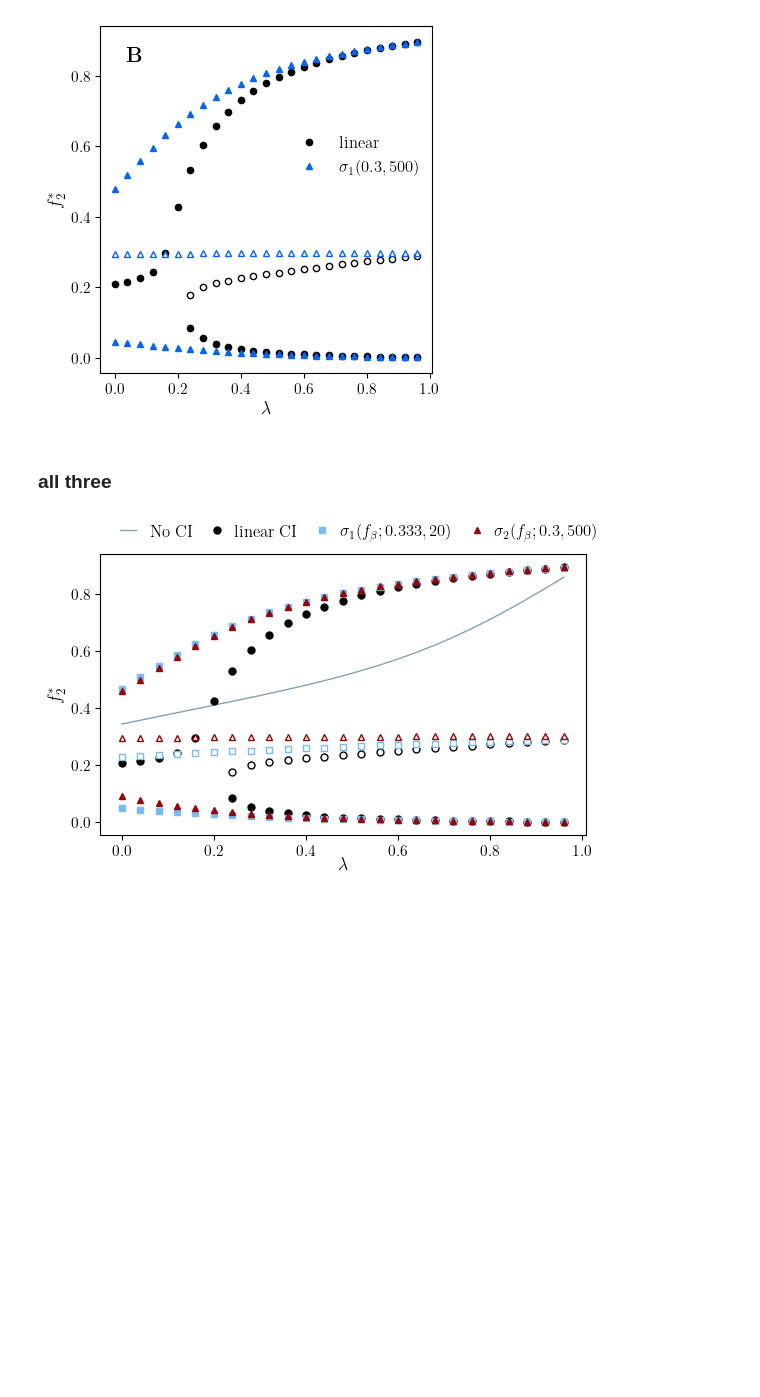
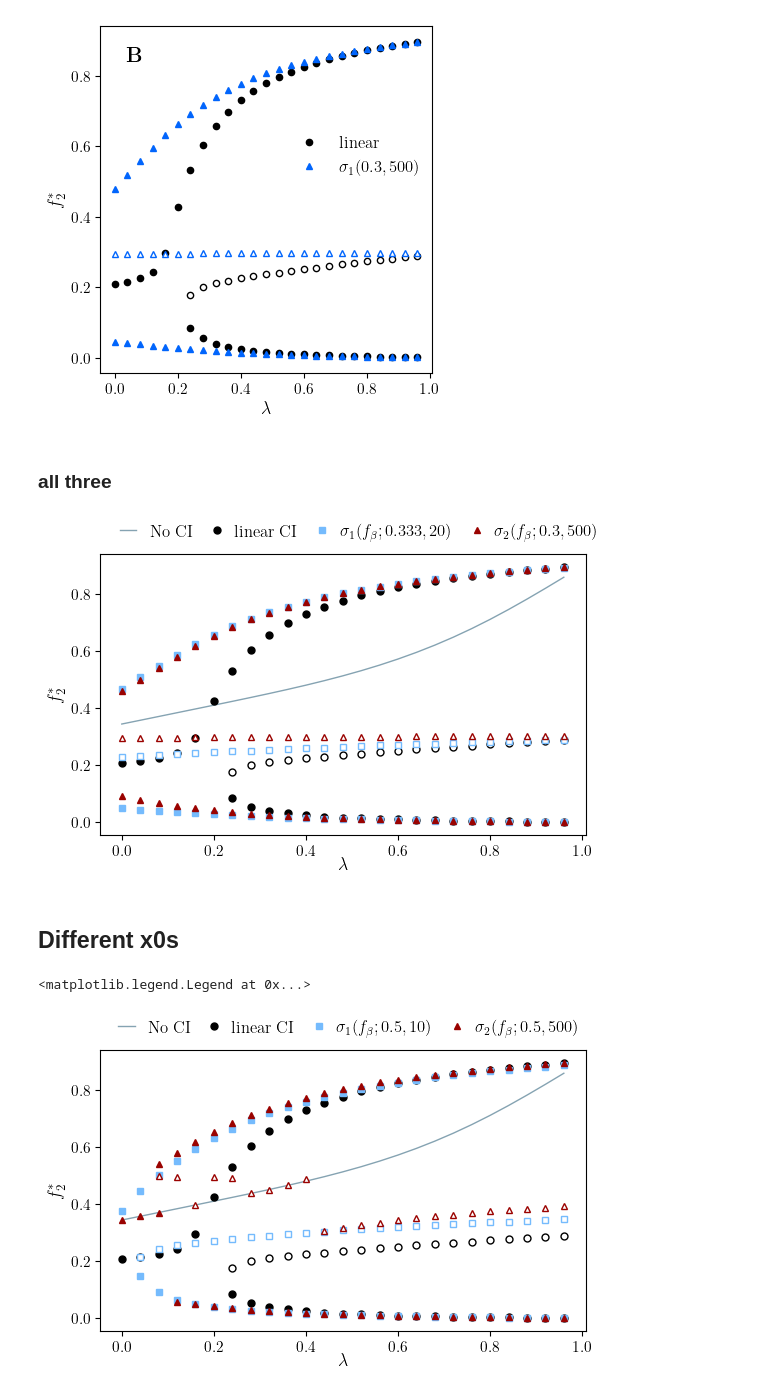
Before and after one commit to dmarchp/TFM_code, a Jupyter notebook: cross_inhibition/plots_for_paper.ipynb, the cells around one changed output. Cells and saved outputs as stored; diff of their text form; code cells hidden in the pictures; blank space fills up the shorter version.

```diff
--- a/cross_inhibition/plots_for_paper.ipynb
+++ b/cross_inhibition/plots_for_paper.ipynb
@@ -202,7 +211,8 @@ pis, qs = [0.1, 0.1], [9.0, 10.0]
 # ci_kwargs = [2, 0.3, 500.0]
 
 # ci_kwargs_list = [(0, ), (1, 0.3, 500.0), (2, 0.3, 10.0)]
-ci_kwargs_list = [(0, ), (1, 0.333, 20.0), (2, 0.3, 500.0)]
+# ci_kwargs_list = [(0, ), (1, 0.333, 20.0), (2, 0.3, 500.0)]
+ci_kwargs_list = [(0,), (1, 0.5, 10.0), (1, 0.5, 500.0), (2, 0.5, 10.0), (2, 0.5, 500.0)]
 sols_cikw = {}
 
 for ci_kwargs in ci_kwargs_list:
@@ -229,12 +239,16 @@ for ci_kwargs in ci_kwargs_list:
         call(f'python model_sols.py -pis {pichainExec} -qs {qchainExec} -l {l} -lci 1.0 -ci_kwargs {ci_kwargs_chainExec} > sols.dat', shell=True)
         colnames = ['f0', 'f1', 'f2', 'method', 'ic'] if ci_kwargs[0] != 0 else ['f0', 'f1', 'f2']
         solsdf = pd.read_csv(f'sols.dat', names=colnames, header=None, sep='\s+')
+        if len(solsdf) > 3:
+            solsdf = solsdf.drop(index=[i for i in range(3,len(solsdf))])
         solsdf = solsdf.sort_values(by=['f2'])
         # print(l, len(solsdf))
         if len(solsdf) == 3:
             iterKeys = enumerate(sols_cikw[ci_kwargs].keys())
         elif len(solsdf) == 1:
             iterKeys = enumerate(['upper', ])
+        if len(solsdf) > 3: # apanyo temporal; amb x0=0.5 estic veient que em surten mes solucions intemiges (dubtoses, la veritat); faig això pq només m'interessa la f2win
+            iterKeys = enumerate(sols_cikw[ci_kwargs].keys())
         for i,k in iterKeys:
             for j in range(3):
                 sols_cikw[ci_kwargs][k][j].append(solsdf[f'f{j}'].iloc[i])
@@ -358,3 +372,5 @@ fig.legend(h[1:], l[1:], loc=(0.27, 0.91), frameon=False, ncol=3, handletextpad=
 fig.savefig('bifurcation_plot_others_Supp.pdf')
 # %% [output]
 [figure]
+# %% [markdown]
+## Different x0s
@@ -360,0 +379,49 @@ fig.savefig('bifurcation_plot_others_Supp.pdf')
+# %%
+goldenRatio = 1.61803
+height = 3.5
+
+fig, ax = plt.subplots(1,1, figsize=(height*goldenRatio,height), constrained_layout=True)
+ax.set_xlabel(f'$\lambda$', labelpad=0)
+ax.set_ylabel('$f_2^*$')
+
+ci_kwargs_list = [(0, ), (1, 0.5, 500.0), (2, 0.5, 10.0)]
+colors = ['k', 'xkcd:bright blue', 'xkcd:light red']
+
+ci_kwargs_list = [(0, ), (1, 0.5, 10.0), (2, 0.5, 500.0)]
+colors = ['k', 'xkcd:sky blue', 'xkcd:deep red']
+
+markers = ['o', 's', '^']
+markersizes = [5.0, 4.0, 4.0]
+liness = ['-', '-.', ':']
+
+# no cross-inhibition:
+ax.plot(ls, sols_noci[2], lw=1.0, ls='-', color='xkcd:bluegrey', label='No CI')
+
+for ci_kwargs, color, marker, ms in zip(ci_kwargs_list, colors, markers, markersizes):
+    for sol_id,fs in sols_cikw[ci_kwargs].items():
+        if ci_kwargs[0] != 0 and sol_id == 'upper':
+            label = fr"$\sigma_{ci_kwargs[0]} (f_\beta ; {ci_kwargs[1]}, {int(ci_kwargs[2])})$"
+        elif ci_kwargs[0] == 0 and sol_id == 'upper':
+            label = 'linear CI'
+        else:
+            label = '_nolabel_'
+        mfc = 'w' if sol_id == 'mid' else color
+        # lines = '-.' if sol_id == 'mid' else '-'
+        ax.plot(ls[len(ls)-len(fs[2]):], fs[2], marker=marker, ms=ms, lw=0.0, mfc=mfc, color=color, label=label)
+
+# ax.legend(frameon=False, loc=(0.75, 0.45))
+
+box = ax.get_position()
+# ax.set_position([box.x0, box.y0, box.width*0.8, box.height])
+# ax.legend(frameon=False, loc='center left', bbox_to_anchor=(1, 0.5), ncol=1, fontsize=12)
+
+ax.set_position([box.x0-0.02, box.y0, box.width*1.11, box.height*1.04])
+ax.set_aspect(aspect=1/goldenRatio)
+# ax.legend(frameon=False, loc='center left', bbox_to_anchor=(0.5, 1.0), ncol=4, fontsize=12)
+# fig.legend(frameon=False, loc=(0.05, 0.9), ncol=4, fontsize=12)
+h, l = ax.get_legend_handles_labels()
+fig.legend([h[0],],  [l[0],], loc=(0.13, 0.915), frameon=False, handlelength=1.0)
+fig.legend(h[1:], l[1:], loc=(0.27, 0.91), frameon=False, ncol=3, handletextpad=0.05, columnspacing = 0.5)
+# %% [output]
+<matplotlib.legend.Legend at 0x...>
+[figure, added]
```
Also changed, not shown: parts of 2 cells of this notebook, 7 other files.
